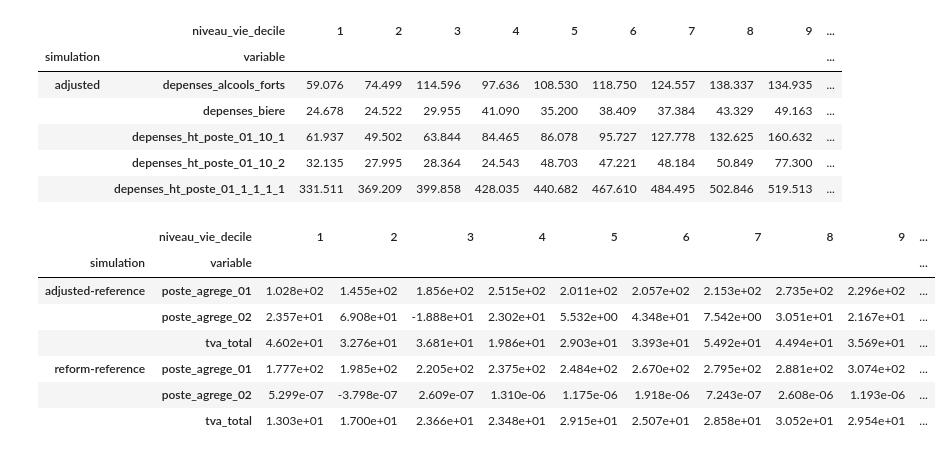
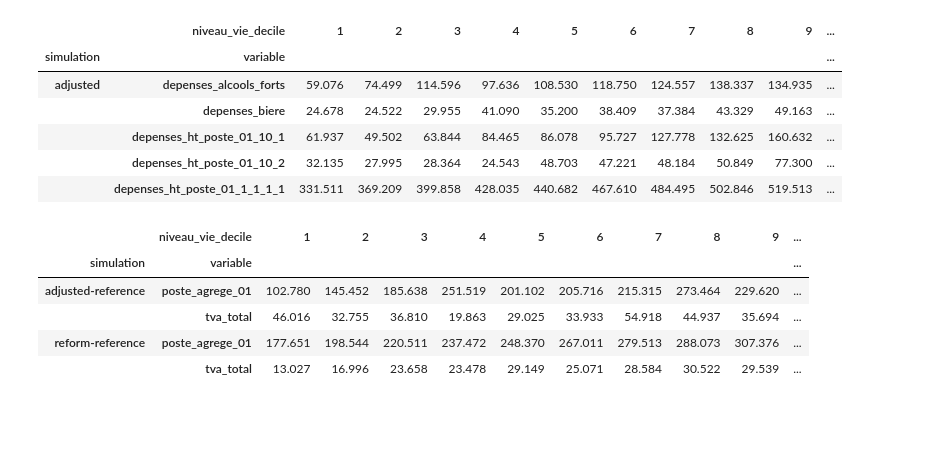
Before and after one commit to openfisca/openfisca-france-indirect-taxation, a Jupyter notebook: openfisca_france_indirect_taxation/examples/notebooks/alimentation.ipynb, the cells around one changed output. Cells and saved outputs as stored; diff of their text form; code cells hidden in the pictures; blank space fills up the shorter version.

```diff
--- a/openfisca_france_indirect_taxation/examples/notebooks/alimentation.ipynb
+++ b/openfisca_france_indirect_taxation/examples/notebooks/alimentation.ipynb
@@ -202,17 +198,15 @@ data.head()
 |  | depenses_ht_poste_01_10_2 | 32.135 | 27.995 | 28.364 | 24.543 | 48.703 | 47.221 | 48.184 | 50.849 | 77.300 | ... |
 |  | depenses_ht_poste_01_1_1_1_1 | 331.511 | 369.209 | 399.858 | 428.035 | 440.682 | 467.610 | 484.495 | 502.846 | 519.513 | ... |
 # %%
-df = data.loc(axis=0)[(['adjusted-reference', 'reform-reference'], ['poste_agrege_01', 'poste_agrege_02', 'tva_total'])]
+df = data.loc(axis=0)[(['adjusted-reference', 'reform-reference'], ['poste_agrege_01', 'tva_total'])]
 df
 # %% [output]
 |  | niveau_vie_decile | 1 | 2 | 3 | 4 | 5 | 6 | 7 | 8 | 9 | ... |
 | simulation | variable |  |  |  |  |  |  |  |  |  | ... |
-| adjusted-reference | poste_agrege_01 | 1.028e+02 | 1.455e+02 | 1.856e+02 | 2.515e+02 | 2.011e+02 | 2.057e+02 | 2.153e+02 | 2.735e+02 | 2.296e+02 | ... |
-|  | poste_agrege_02 | 2.357e+01 | 6.908e+01 | -1.888e+01 | 2.302e+01 | 5.532e+00 | 4.348e+01 | 7.542e+00 | 3.051e+01 | 2.167e+01 | ... |
-|  | tva_total | 4.602e+01 | 3.276e+01 | 3.681e+01 | 1.986e+01 | 2.903e+01 | 3.393e+01 | 5.492e+01 | 4.494e+01 | 3.569e+01 | ... |
-| reform-reference | poste_agrege_01 | 1.777e+02 | 1.985e+02 | 2.205e+02 | 2.375e+02 | 2.484e+02 | 2.670e+02 | 2.795e+02 | 2.881e+02 | 3.074e+02 | ... |
-|  | poste_agrege_02 | 5.299e-07 | -3.798e-07 | 2.609e-07 | 1.310e-06 | 1.175e-06 | 1.918e-06 | 7.243e-07 | 2.608e-06 | 1.193e-06 | ... |
-|  | tva_total | 1.303e+01 | 1.700e+01 | 2.366e+01 | 2.348e+01 | 2.915e+01 | 2.507e+01 | 2.858e+01 | 3.052e+01 | 2.954e+01 | ... |
+| adjusted-reference | poste_agrege_01 | 102.780 | 145.452 | 185.638 | 251.519 | 201.102 | 205.716 | 215.315 | 273.464 | 229.620 | ... |
+|  | tva_total | 46.016 | 32.755 | 36.810 | 19.863 | 29.025 | 33.933 | 54.918 | 44.937 | 35.694 | ... |
+| reform-reference | poste_agrege_01 | 177.651 | 198.544 | 220.511 | 237.472 | 248.370 | 267.011 | 279.513 | 288.073 | 307.376 | ... |
+|  | tva_total | 13.027 | 16.996 | 23.658 | 23.478 | 29.149 | 25.071 | 28.584 | 30.522 | 29.539 | ... |
 # %%
 df.T.plot()
 plt.legend(loc='upper left')
```
Also changed, not shown: parts of 5 cells of this notebook.
